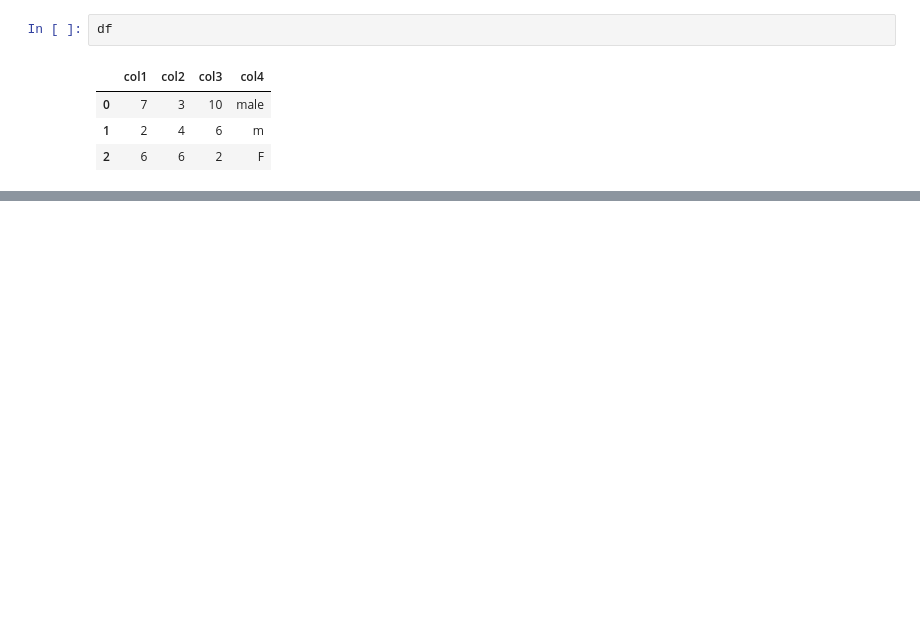
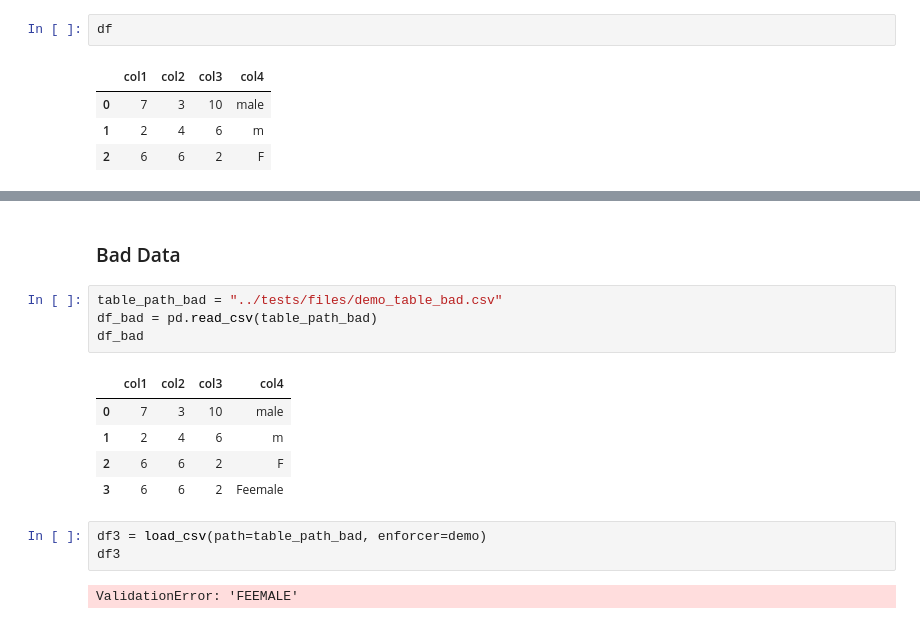
Before and after one commit to xguse/table_enforcer, a Jupyter notebook: docs/demo_notebook/Usage_Demo.ipynb, the cells around one changed output, grey strips where cells are left out. Saved outputs shown, nothing was run; the diff lists cells and outputs as text; blank space fills up the shorter version.

Commit message:
Added tests for imports and more Class behavior

```diff
--- a/docs/demo_notebook/Usage_Demo.ipynb
+++ b/docs/demo_notebook/Usage_Demo.ipynb
@@ -358,3 +300,20 @@ df2
 | 0 | 7 | 10 | M |
 | 1 | 2 | 6 | M |
 | 2 | 6 | 2 | F |
+# %% [markdown]
+### Bad Data
+# %%
+table_path_bad = "../tests/files/demo_table_bad.csv"
+df_bad = pd.read_csv(table_path_bad)
+df_bad
+# %% [output]
+|  | col1 | col2 | col3 | col4 |
+| 0 | 7 | 3 | 10 | male |
+| 1 | 2 | 4 | 6 | m |
+| 2 | 6 | 6 | 2 | F |
+| 3 | 6 | 6 | 2 | Feemale |
+# %%
+df3 = load_csv(path=table_path_bad, enforcer=demo)
+df3
+# %% [output]
+ValidationError: 'FEEMALE'
```
Also changed, not shown: parts of 11 cells of this notebook, 5 other files.
